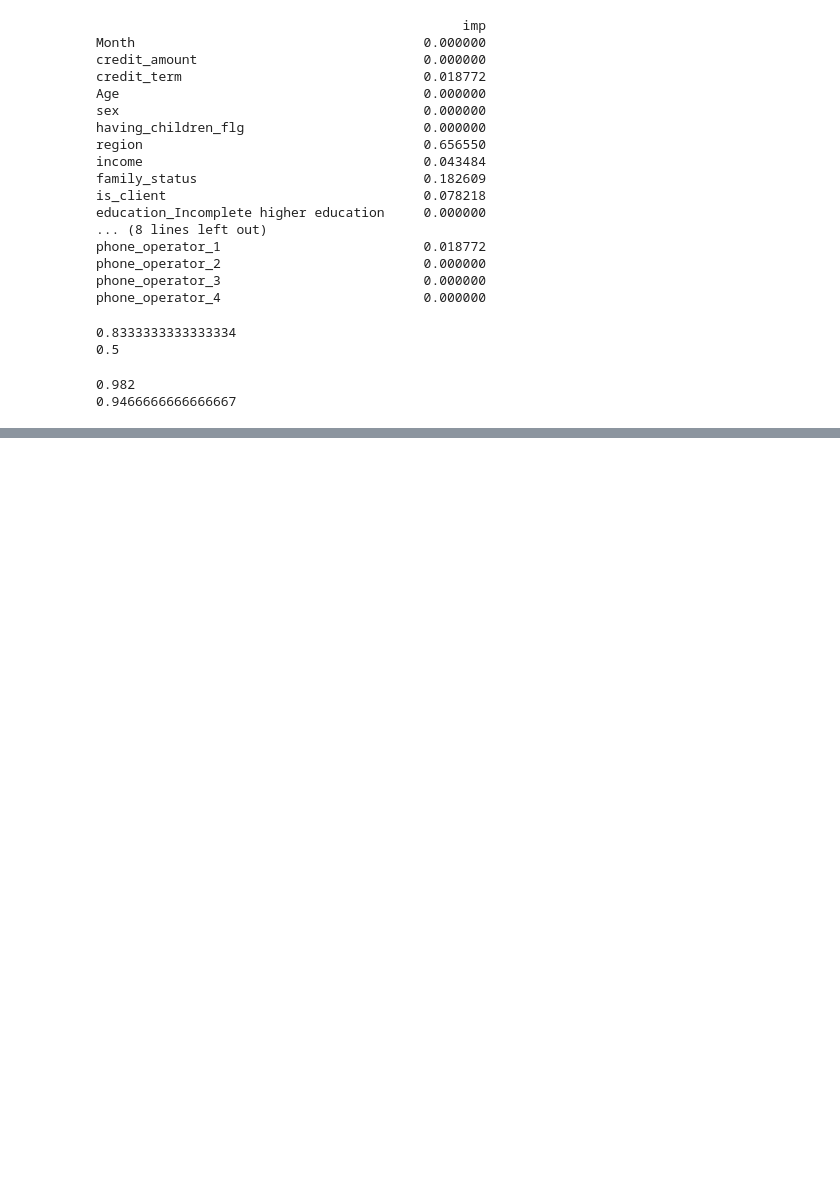
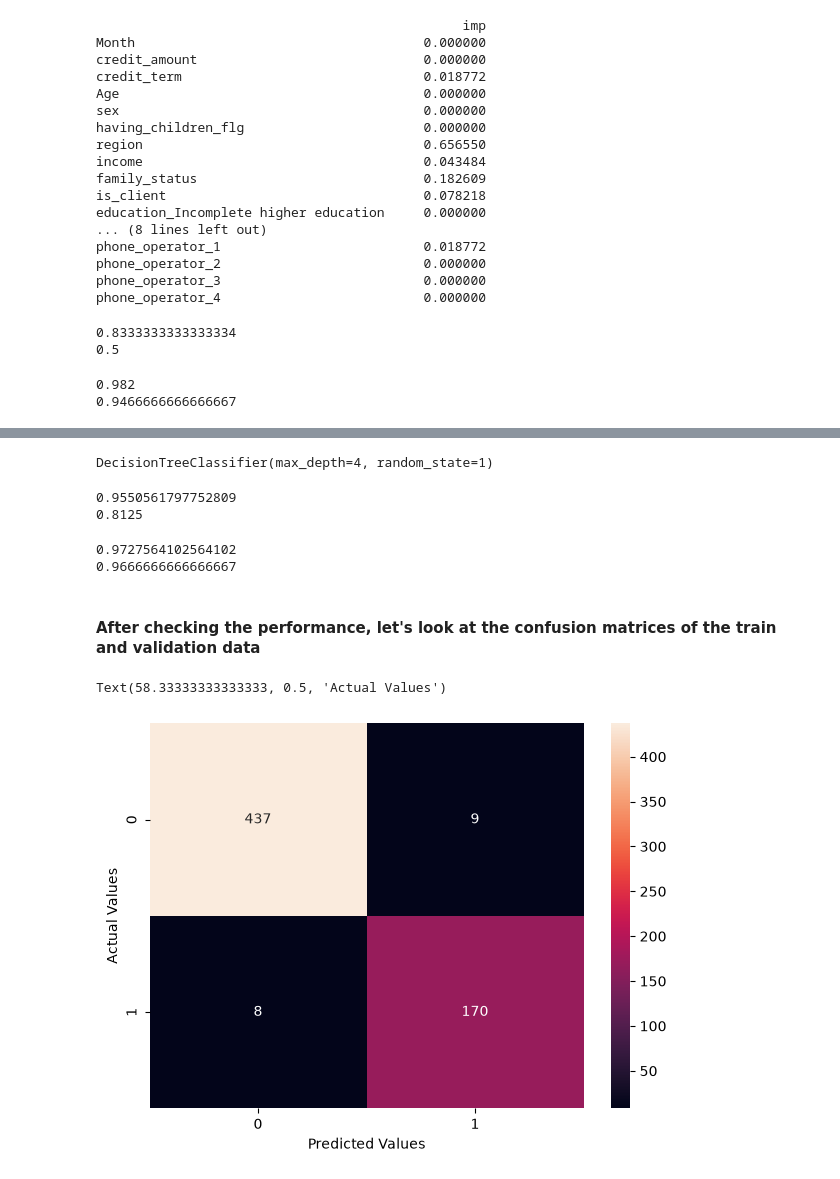
Before and after one commit to dennisumoh325/Over_Under_Sampling_Model_Tuning, a Jupyter notebook: under_oversampling_modelTuning.ipynb, the cells around one changed output, grey strips where cells are left out. Drawn from its saved outputs; the diff is of its cells as text; code cells hidden in the pictures; blank space fills up the shorter version.

Commit message:
Training a decision tree classifer using the oversampled data

```diff
--- a/under_oversampling_modelTuning.ipynb
+++ b/under_oversampling_modelTuning.ipynb
@@ -220,0 +258,11 @@ print(accuracy_score(y_val, pred_val))
+# %%
+
+
+# Create imputer
+imputer = SimpleImputer(strategy='median')
+
+# Fit on training data and transform
+X_train_imputed = imputer.fit_transform(X_train)
+
+# Transform test data using the same imputer
+X_test_imputed = imputer.transform(X_test)
@@ -220,0 +282,4 @@ print(accuracy_score(y_val, pred_val))
+# %%
+# Fit SMOTE on train data(Synthetic Minority Oversampling Technique)
+sm = SMOTE(sampling_strategy=0.4, k_neighbors=5, random_state=1)
+X_train_over, y_train_over = sm.fit_resample(X_train_imputed, y_train)
@@ -220,0 +306,37 @@ print(accuracy_score(y_val, pred_val))
+# %%
+dtree1 = DecisionTreeClassifier(random_state=1, max_depth=4)
+
+# training the decision tree model with oversampled training set
+dtree1.fit(X_train_over, y_train_over)
+# %% [output]
+DecisionTreeClassifier(max_depth=4, random_state=1)
+# %%
+# Predicting the target for train and validation set
+pred_train = dtree1.predict(X_train_over)
+pred_val = dtree1.predict(X_val)
+# %%
+# Checking recall score on oversampled train and validation set
+print(recall_score(y_train_over, pred_train))
+print(recall_score(y_val, pred_val))
+# %% [output]
+0.9550561797752809
+0.8125
+# %%
+# Checking accuracy score on oversampled train and validation set
+print(accuracy_score(y_train_over, pred_train))
+print(accuracy_score(y_val, pred_val))
+# %% [output]
+0.9727564102564102
+0.9666666666666667
+# %% [markdown]
+#### After checking the performance, let's look at the confusion matrices of the train and validation data
+# %%
+# Confusion matrix for oversampled train data
+cm = confusion_matrix(y_train_over, pred_train)
+plt.figure(figsize=(7, 5))
+sns.heatmap(cm, annot=True, fmt="g")
+plt.xlabel("Predicted Values")
+plt.ylabel("Actual Values")
+# %% [output]
+Text(58.33333333333333, 0.5, 'Actual Values')
+[figure, added]
```
Also changed, not shown: parts of 9 cells of this notebook.
